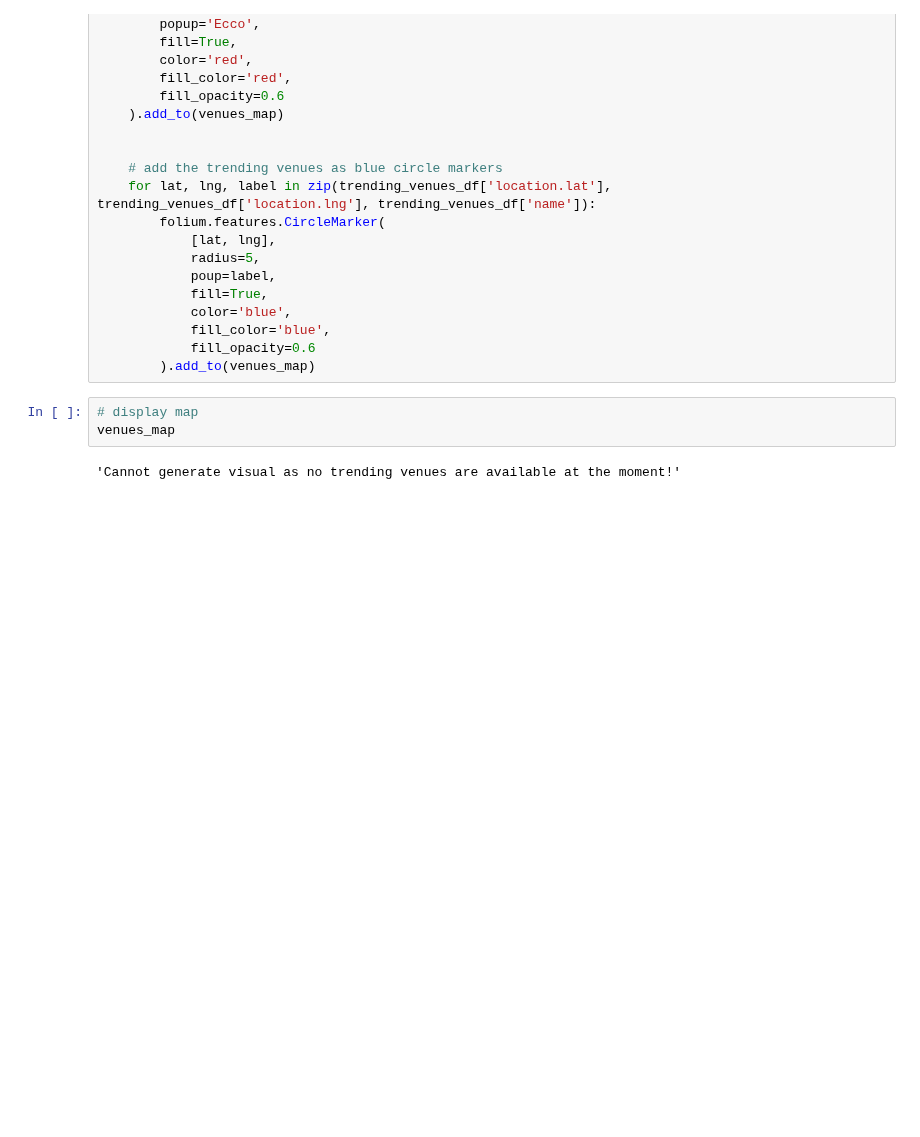
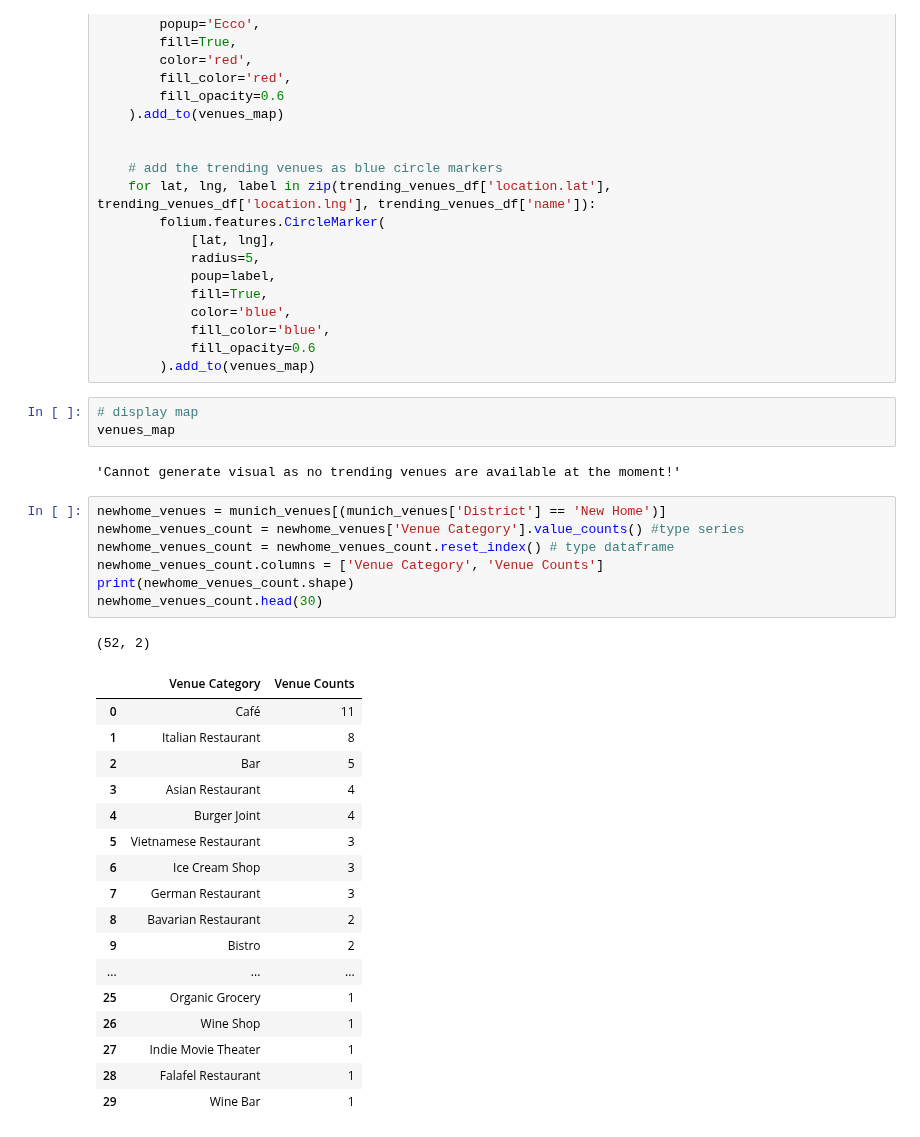
Before and after one commit to SvenVieh/Coursera---Capstone, a Jupyter notebook: Capstone - Final.ipynb, the cells around one changed output. Cells and saved outputs as stored; diff of their text form; blank space fills up the shorter version.

```diff
--- a/Capstone - Final.ipynb
+++ b/Capstone - Final.ipynb
@@ -784,3 +788,29 @@ else:
 venues_map
 # %% [output]
 'Cannot generate visual as no trending venues are available at the moment!'
+# %%
+newhome_venues = munich_venues[(munich_venues['District'] == 'New Home')]
+newhome_venues_count = newhome_venues['Venue Category'].value_counts() #type series
+newhome_venues_count = newhome_venues_count.reset_index() # type dataframe
+newhome_venues_count.columns = ['Venue Category', 'Venue Counts']
+print(newhome_venues_count.shape)
+newhome_venues_count.head(30)
+# %% [output]
+(52, 2)
+|  | Venue Category | Venue Counts |
+| 0 | Café | 11 |
+| 1 | Italian Restaurant | 8 |
+| 2 | Bar | 5 |
+| 3 | Asian Restaurant | 4 |
+| 4 | Burger Joint | 4 |
+| 5 | Vietnamese Restaurant | 3 |
+| 6 | Ice Cream Shop | 3 |
+| 7 | German Restaurant | 3 |
+| 8 | Bavarian Restaurant | 2 |
+| 9 | Bistro | 2 |
+| ... | ... | ... |
+| 25 | Organic Grocery | 1 |
+| 26 | Wine Shop | 1 |
+| 27 | Indie Movie Theater | 1 |
+| 28 | Falafel Restaurant | 1 |
+| 29 | Wine Bar | 1 |
```
Also changed, not shown: parts of 25 cells of this notebook.
